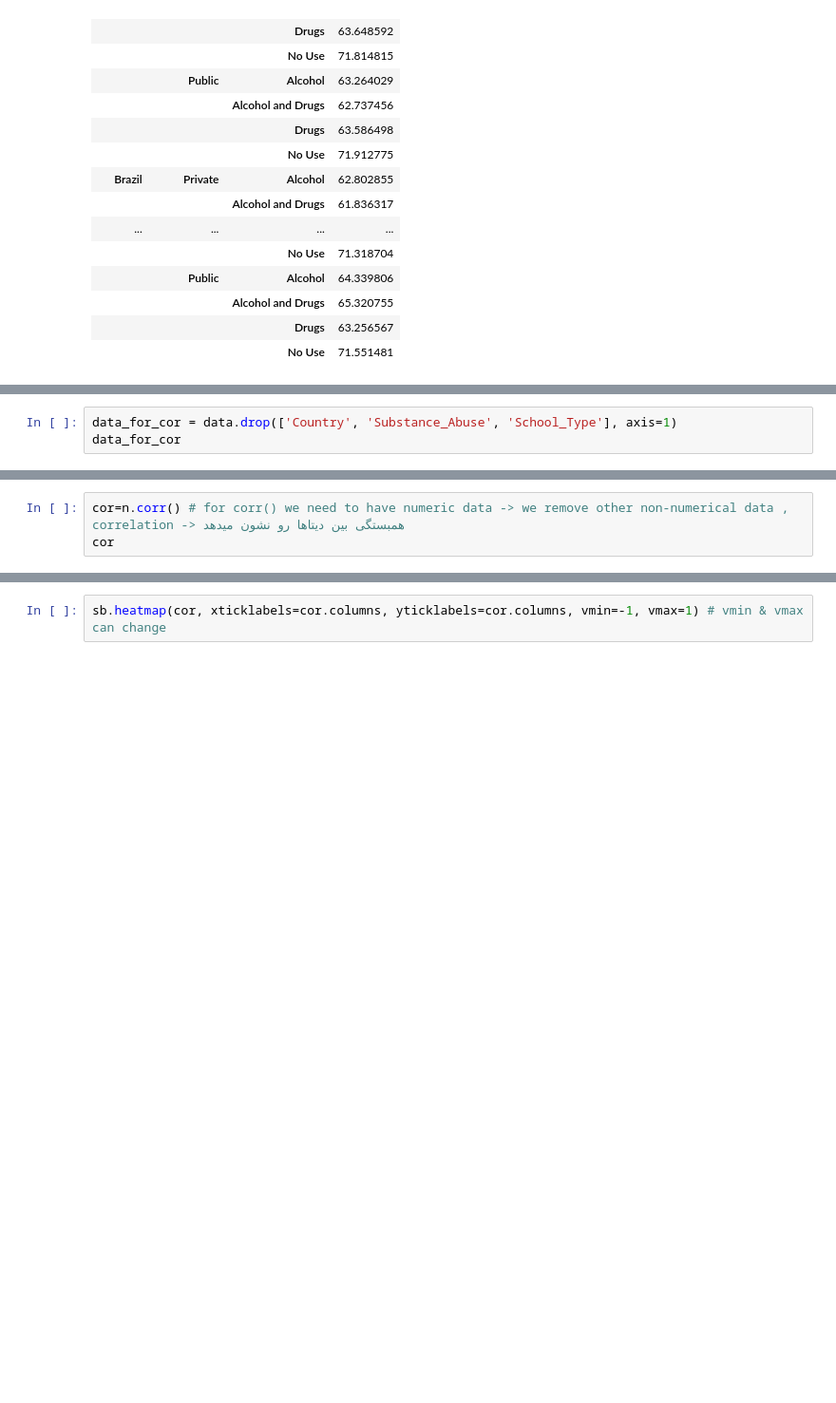
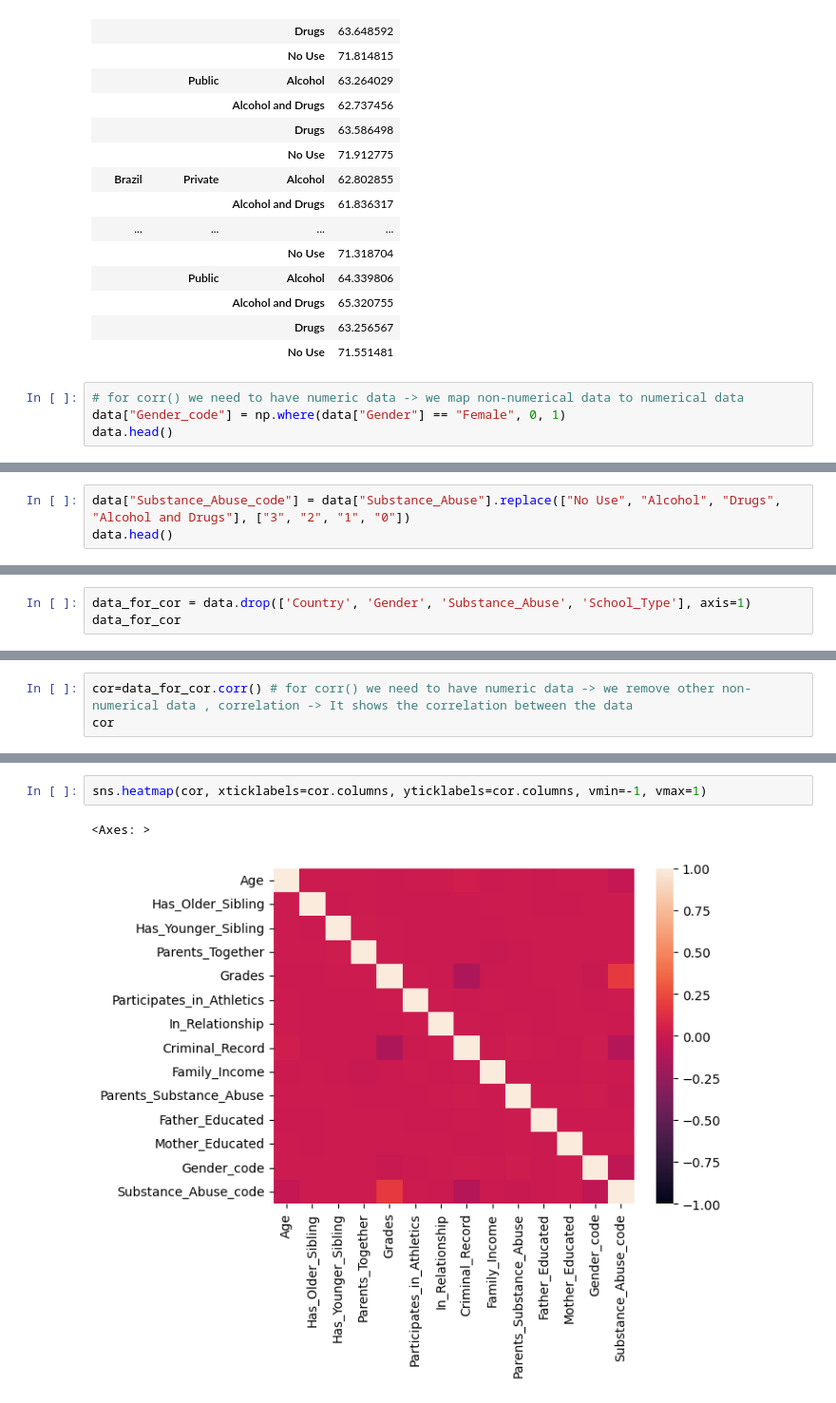
Before and after one commit to HafezAghili/drug-and-alcohol-abuse---data-analysis, a Jupyter notebook: Drug and alcohol abuse - data analysis.ipynb, the cells around one changed output, grey strips where cells are left out. Shown at 95% size. Saved outputs shown, nothing was run; the diff lists cells and outputs as text; blank space fills up the shorter version.

Commit message:
scale and correlation

```diff
--- a/Drug and alcohol abuse - data analysis.ipynb
+++ b/Drug and alcohol abuse - data analysis.ipynb
@@ -585,3 +585,7 @@ data_country_group
 |  |  | Alcohol and Drugs | 65.320755 |
 |  |  | Drugs | 63.256567 |
 |  |  | No Use | 71.551481 |
+# %%
+# for corr() we need to have numeric data -> we map non-numerical data to numerical data
+data["Gender_code"] = np.where(data["Gender"] == "Female", 0, 1)
+data.head()
@@ -587,0 +599,3 @@ data_country_group
+# %%
+data["Substance_Abuse_code"] = data["Substance_Abuse"].replace(["No Use", "Alcohol", "Drugs", "Alcohol and Drugs"], ["3", "2", "1", "0"])
+data.head()
@@ -588,3 +609,3 @@ data_country_group
 # %%
-data_for_cor = data.drop(['Country', 'Substance_Abuse', 'School_Type'], axis=1)
+data_for_cor = data.drop(['Country', 'Gender', 'Substance_Abuse', 'School_Type'], axis=1)
 data_for_cor
@@ -591,3 +626,3 @@ data_for_cor
 # %%
-cor=n.corr() # for corr() we need to have numeric data -> we remove other non-numerical data , correlation -> همبستگی بین دیتاها رو نشون میدهد
+cor=data_for_cor.corr() # for corr() we need to have numeric data -> we remove other non-numerical data , correlation -> It shows the correlation between the data
 cor
@@ -594,2 +645,5 @@ cor
 # %%
-sb.heatmap(cor, xticklabels=cor.columns, yticklabels=cor.columns, vmin=-1, vmax=1) # vmin & vmax can change
+sns.heatmap(cor, xticklabels=cor.columns, yticklabels=cor.columns, vmin=-1, vmax=1)
+# %% [output]
+<Axes: >
+[figure, added]
```
Also changed, not shown: parts of 17 cells of this notebook, 1 other file.
